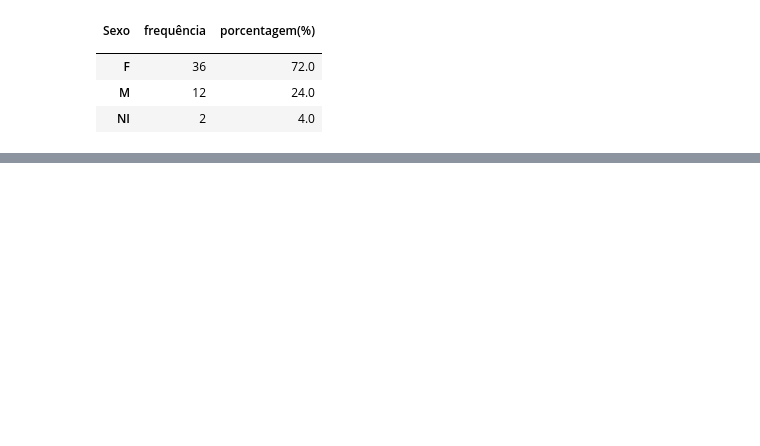
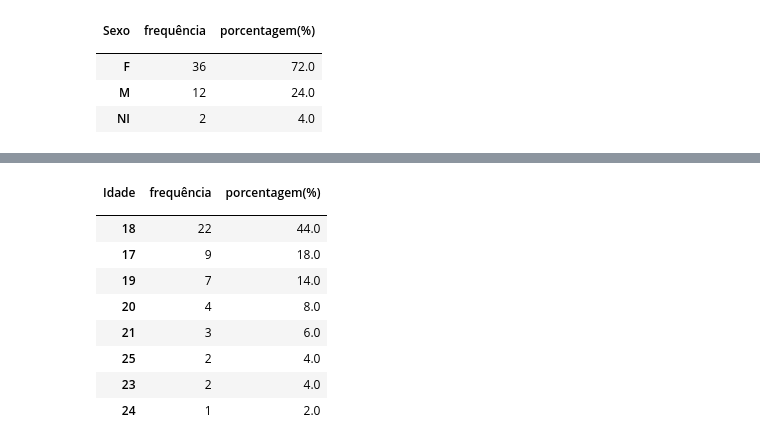
Before and after one commit to alnnu/ProbabilidadeEstatistica, a Jupyter notebook: analise de dados/tarefa1/tarefa1.ipynb, the cells around one changed output, grey strips where cells are left out. Saved outputs shown, nothing was run; the diff lists cells and outputs as text; code cells hidden in the pictures; blank space fills up the shorter version.

```diff
--- a/analise de dados/tarefa1/tarefa1.ipynb
+++ b/analise de dados/tarefa1/tarefa1.ipynb
@@ -71,0 +73,14 @@ plt.pie(values=dis['porcentagem(%)'], names=['F','M','NI'], title='Distribuiçã
+# %%
+dis = DisFreq("Idade")
+dis
+# %% [output]
+| Idade | frequência | porcentagem(%) |
+|  |  |  |
+| 18 | 22 | 44.0 |
+| 17 | 9 | 18.0 |
+| 19 | 7 | 14.0 |
+| 20 | 4 | 8.0 |
+| 21 | 3 | 6.0 |
+| 25 | 2 | 4.0 |
+| 23 | 2 | 4.0 |
+| 24 | 1 | 2.0 |
```
Also changed, not shown: parts of 3 cells of this notebook.
